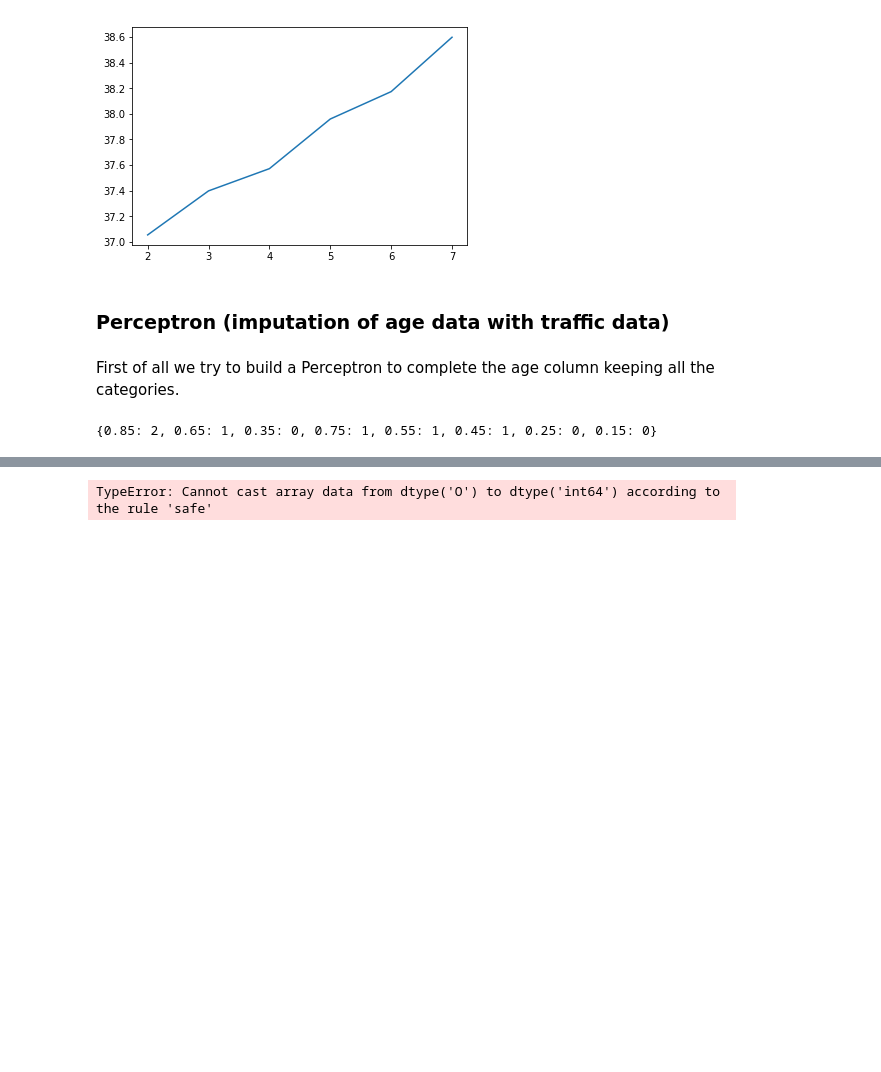
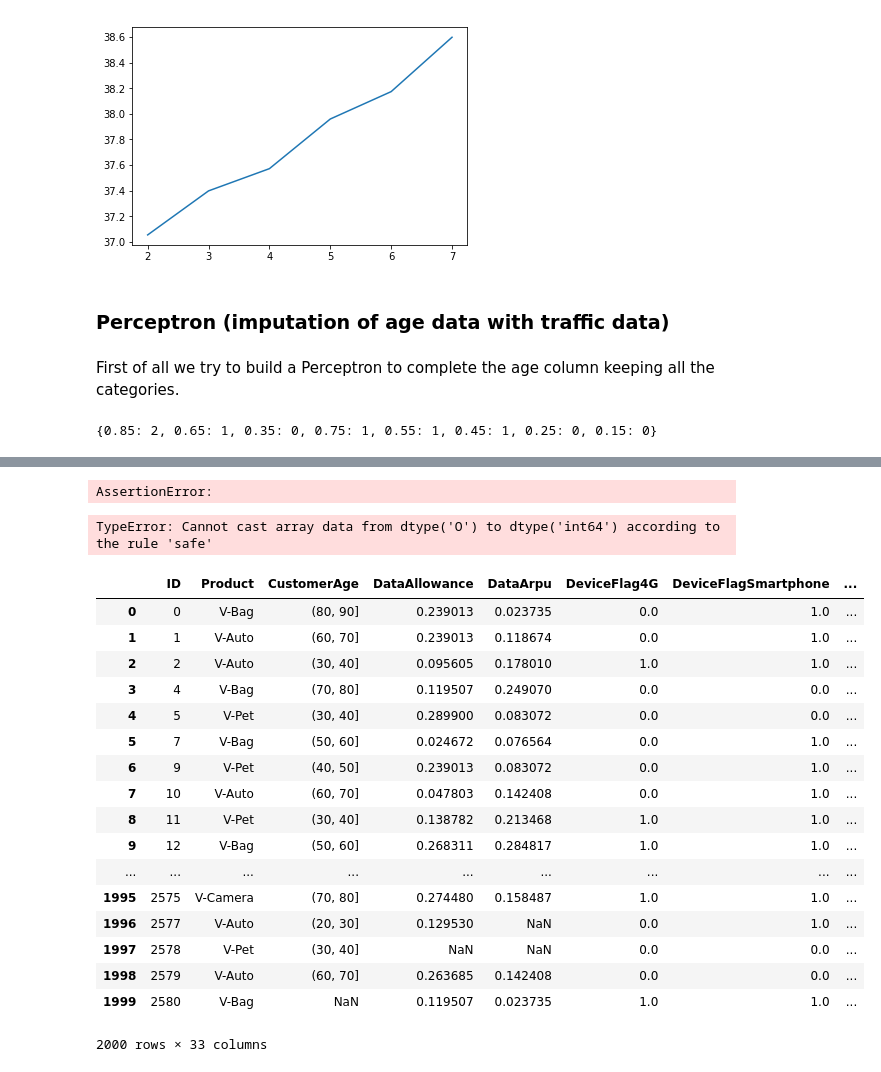
Before and after one commit to guglielmoG/MachineLearningVod, a Jupyter notebook: ML-Vod++.ipynb, the cells around one changed output, grey strips where cells are left out. Cells and saved outputs as stored; diff of their text form; code cells hidden in the pictures; blank space fills up the shorter version.

```diff
--- a/ML-Vod++.ipynb
+++ b/ML-Vod++.ipynb
@@ -656,3 +658,7 @@ array([1, 1, 1, 1, 1, 1, 1, 1, 1, 1, 1, 1, 1, 1, 1, 1, 1, 1, 1, 1, 1, 1,
+# %%
+my_perc.predict(X,y)
+# %% [output]
+AssertionError:
 # %%
 a = df_clean['NumericAge'].copy()
 a = a.map(lambda x: str(x), na_action='ignore')
@@ -661,0 +681,24 @@ TypeError: Cannot cast array data from dtype('O') to dtype('int64') according to
+# %%
+a = df_clean.copy()
+a.head()
+a.drop('ID', axis=1)
+a
+# %% [output]
+|  | ID | Product | CustomerAge | DataAllowance | DataArpu | DeviceFlag4G | DeviceFlagSmartphone | ... |
+| 0 | 0 | V-Bag | (80, 90] | 0.239013 | 0.023735 | 0.0 | 1.0 | ... |
+| 1 | 1 | V-Auto | (60, 70] | 0.239013 | 0.118674 | 0.0 | 1.0 | ... |
+| 2 | 2 | V-Auto | (30, 40] | 0.095605 | 0.178010 | 1.0 | 1.0 | ... |
+| 3 | 4 | V-Bag | (70, 80] | 0.119507 | 0.249070 | 0.0 | 0.0 | ... |
+| 4 | 5 | V-Pet | (30, 40] | 0.289900 | 0.083072 | 0.0 | 0.0 | ... |
+| 5 | 7 | V-Bag | (50, 60] | 0.024672 | 0.076564 | 0.0 | 1.0 | ... |
+| 6 | 9 | V-Pet | (40, 50] | 0.239013 | 0.083072 | 0.0 | 1.0 | ... |
+| 7 | 10 | V-Auto | (60, 70] | 0.047803 | 0.142408 | 0.0 | 1.0 | ... |
+| 8 | 11 | V-Pet | (30, 40] | 0.138782 | 0.213468 | 1.0 | 1.0 | ... |
+| 9 | 12 | V-Bag | (50, 60] | 0.268311 | 0.284817 | 1.0 | 1.0 | ... |
+| ... | ... | ... | ... | ... | ... | ... | ... | ... |
+| 1995 | 2575 | V-Camera | (70, 80] | 0.274480 | 0.158487 | 1.0 | 1.0 | ... |
+| 1996 | 2577 | V-Auto | (20, 30] | 0.129530 | NaN | 0.0 | 1.0 | ... |
+| 1997 | 2578 | V-Pet | (30, 40] | NaN | NaN | 0.0 | 0.0 | ... |
+| 1998 | 2579 | V-Auto | (60, 70] | 0.263685 | 0.142408 | 0.0 | 0.0 | ... |
+| 1999 | 2580 | V-Bag | NaN | 0.119507 | 0.023735 | 1.0 | 1.0 | ... |
+2000 rows × 33 columns
```
Also changed, not shown: parts of 8 cells of this notebook.
